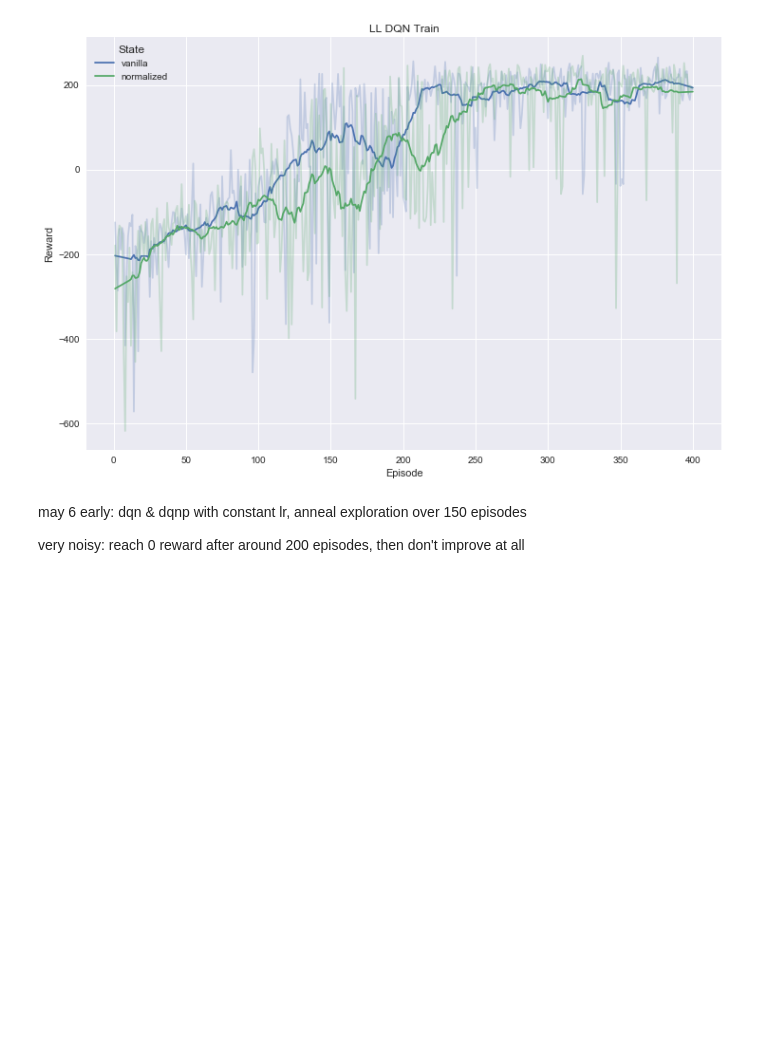
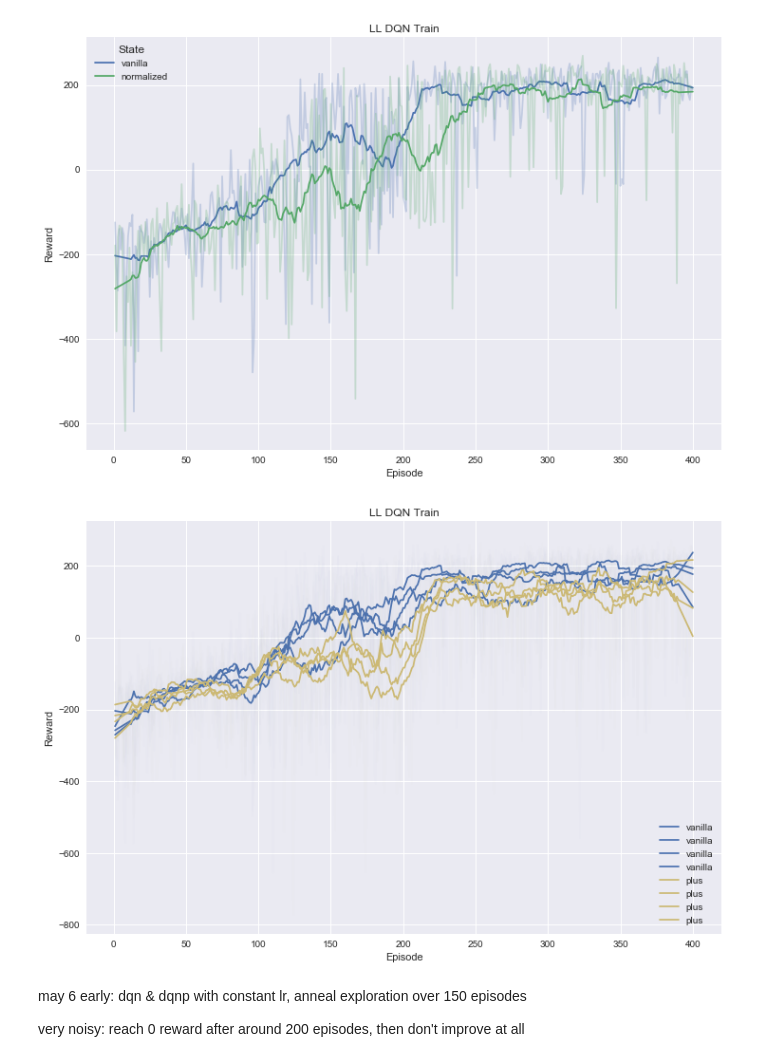
Before and after one commit to stefan-niculae/lunar-rainbow, a Jupyter notebook: visualize-results.ipynb, the cells around one changed output. Drawn from its saved outputs; the diff is of its cells as text; code cells hidden in the pictures; blank space fills up the shorter version.

```diff
--- a/visualize-results.ipynb
+++ b/visualize-results.ipynb
@@ -44,6 +109,19 @@ plt.legend(title='State')
 plt.show()
 # %% [output]
 [figure]
+# %%
+plt.figure(figsize=(12, 8))
+training_progress_static(
+    [
+    pd.read_csv(OUTPUTS_DIR / f'{f}/train.csv') for f in os.listdir(OUTPUTS_DIR) if 'dqn on lander @ 27.04 09.34-' in f
+    ] + [pd.read_csv(OUTPUTS_DIR / f'{f}/train.csv') for f in os.listdir(OUTPUTS_DIR) if 'DQNP on LunarLander @ 09.05' in f]
+    , [20] * 8, ['vanilla']*4 + ['plus']*4)
+
+plt.title('LL DQN Train')
+plt.legend()
+plt.show()
+# %% [output]
+[figure, added]
 # %% [markdown]
 may 6 early: dqn & dqnp with constant lr, anneal exploration over 150 episodes
 
```
Also changed, not shown: parts of 17 cells of this notebook, 1 other file.
